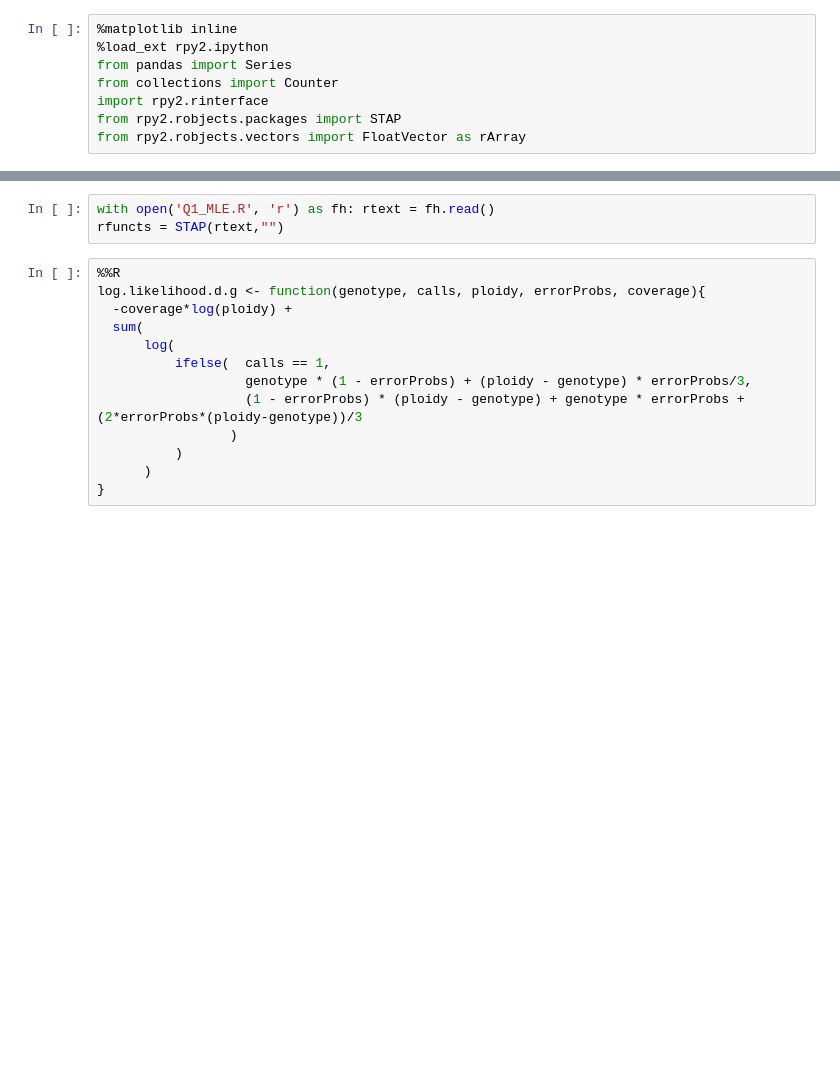
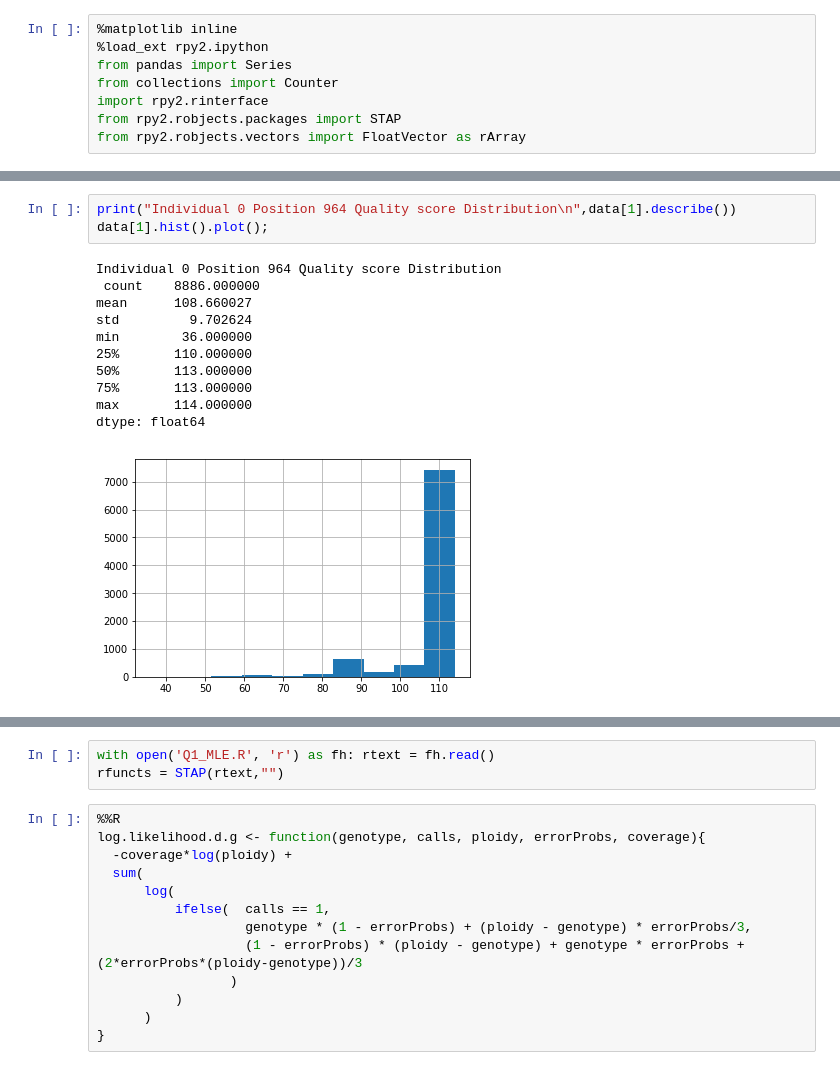
Before and after one commit to skDooley/Classes, a Jupyter notebook: BCB_2_ComputationalStats/HW1/HW1.ipynb, the cells around one changed output, grey strips where cells are left out. Cells and saved outputs as stored; diff of their text form; blank space fills up the shorter version.

```diff
--- a/BCB_2_ComputationalStats/HW1/HW1.ipynb
+++ b/BCB_2_ComputationalStats/HW1/HW1.ipynb
@@ -113,0 +117,15 @@ hists[1]();
+# %%
+print("Individual 0 Position 964 Quality score Distribution\n",data[1].describe())
+data[1].hist().plot();
+# %% [output]
+Individual 0 Position 964 Quality score Distribution
+ count    8886.000000
+mean      108.660027
+std         9.702624
+min        36.000000
+25%       110.000000
+50%       113.000000
+75%       113.000000
+max       114.000000
+dtype: float64
+[figure, added]
```
Also changed, not shown: parts of 43 cells of this notebook, 2 other files.
